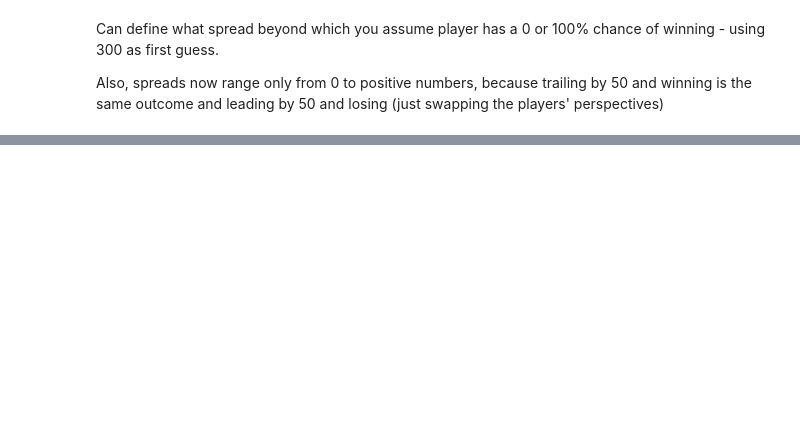
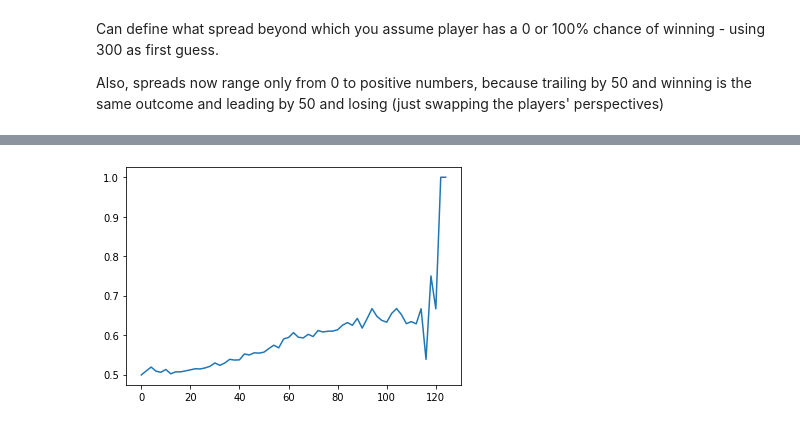
Before and after one commit to domino14/macondo, a Jupyter notebook: notebooks/win_pct/calculate_win_percentages.ipynb, the cells around one changed output, grey strips where cells are left out. Cells and saved outputs as stored; diff of their text form; code cells hidden in the pictures; blank space fills up the shorter version.

```diff
--- a/notebooks/win_pct/calculate_win_percentages.ipynb
+++ b/notebooks/win_pct/calculate_win_percentages.ipynb
@@ -111,0 +193,31 @@ plt.savefig('win_pct.jpg')
+# %%
+counter_dict_by_opening_turn_score = {x:0 for x in range(0,131)}
+win_counter_dict_by_opening_turn_score = {x:0 for x in range(0,131)}
+rows = []
+# %%
+t0=time.time()
+print('There are {} games'.format(len(win_dict)))
+
+with open(log_file,'r') as f:
+    moveReader = csv.reader(f)
+    next(moveReader)
+
+    for i,row in enumerate(moveReader):
+        if (i+1)%1000000==0:
+            print('Processed {} rows in {} seconds'.format(i+1, time.time()-t0))
+
+        if row[2]=='1':
+            counter_dict_by_opening_turn_score[int(row[5])] += 1
+
+            # check which player went first
+            if row[0]=='p1':
+                win_counter_dict_by_opening_turn_score[int(row[5])] += win_dict[row[1]]
+                rows.append([int(row[5]), win_dict[row[1]]])
+            else:
+                win_counter_dict_by_opening_turn_score[int(row[5])] += 1-win_dict[row[1]]
+                rows.append([int(row[5]), 1-win_dict[row[1]]])
+
+
+#         # debug rows
+#         if i<10:
+#             print(row)
@@ -111,0 +246,6 @@ plt.savefig('win_pct.jpg')
+# %%
+opening_turn_count = pd.Series(counter_dict_by_opening_turn_score)
+opening_turn_win_count = pd.Series(win_counter_dict_by_opening_turn_score)
+opening_turn_win_pct = opening_turn_win_count/opening_turn_count
+# %%
+tst = opening_turn_win_pct.dropna()
@@ -111,0 +272,6 @@ plt.savefig('win_pct.jpg')
+# %%
+fig,ax=plt.subplots()
+plt.plot(tst)
+plt.savefig('plot1.png')
+# %% [output]
+[figure, added]
```
Also changed, not shown: parts of 16 cells of this notebook.
